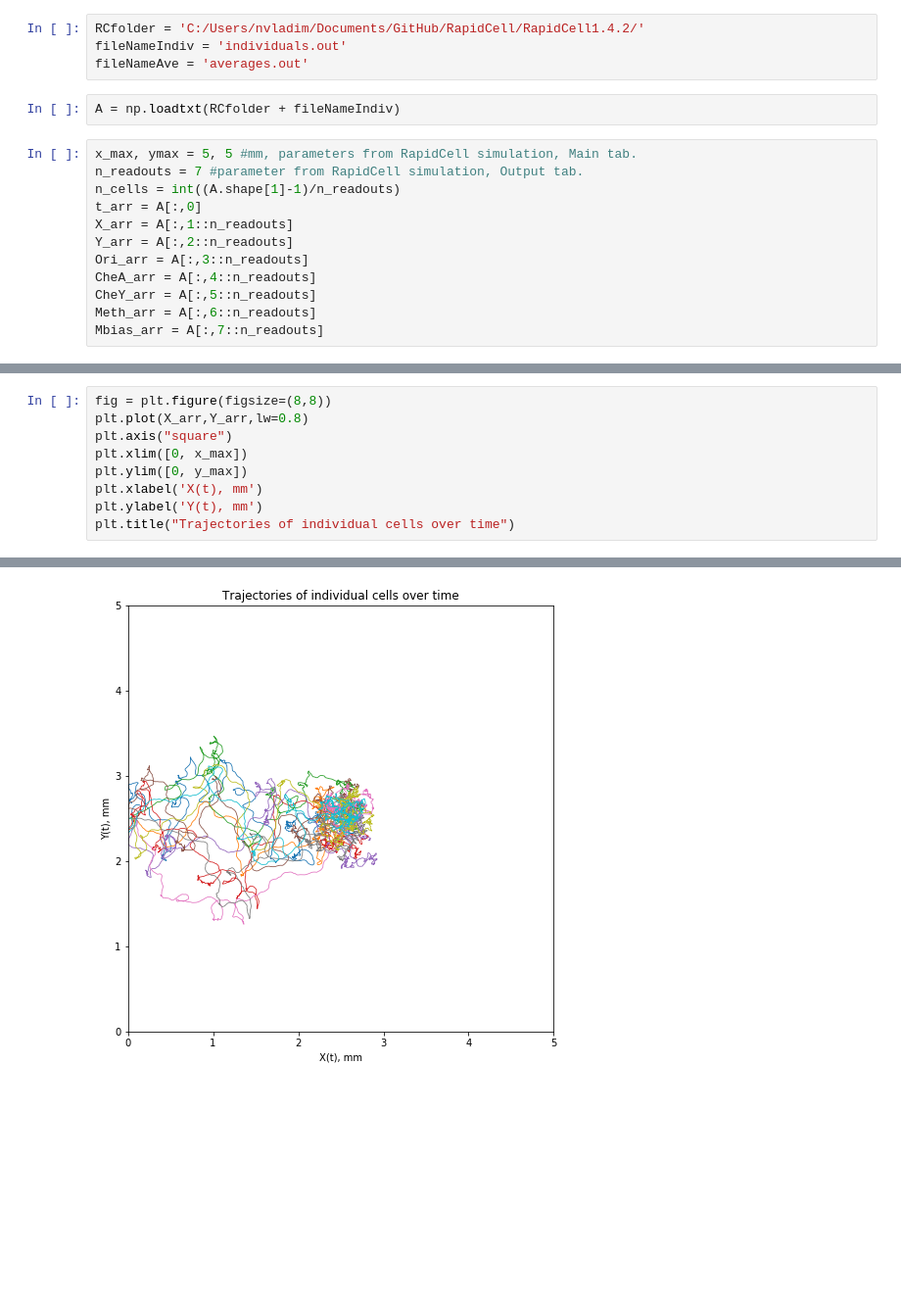
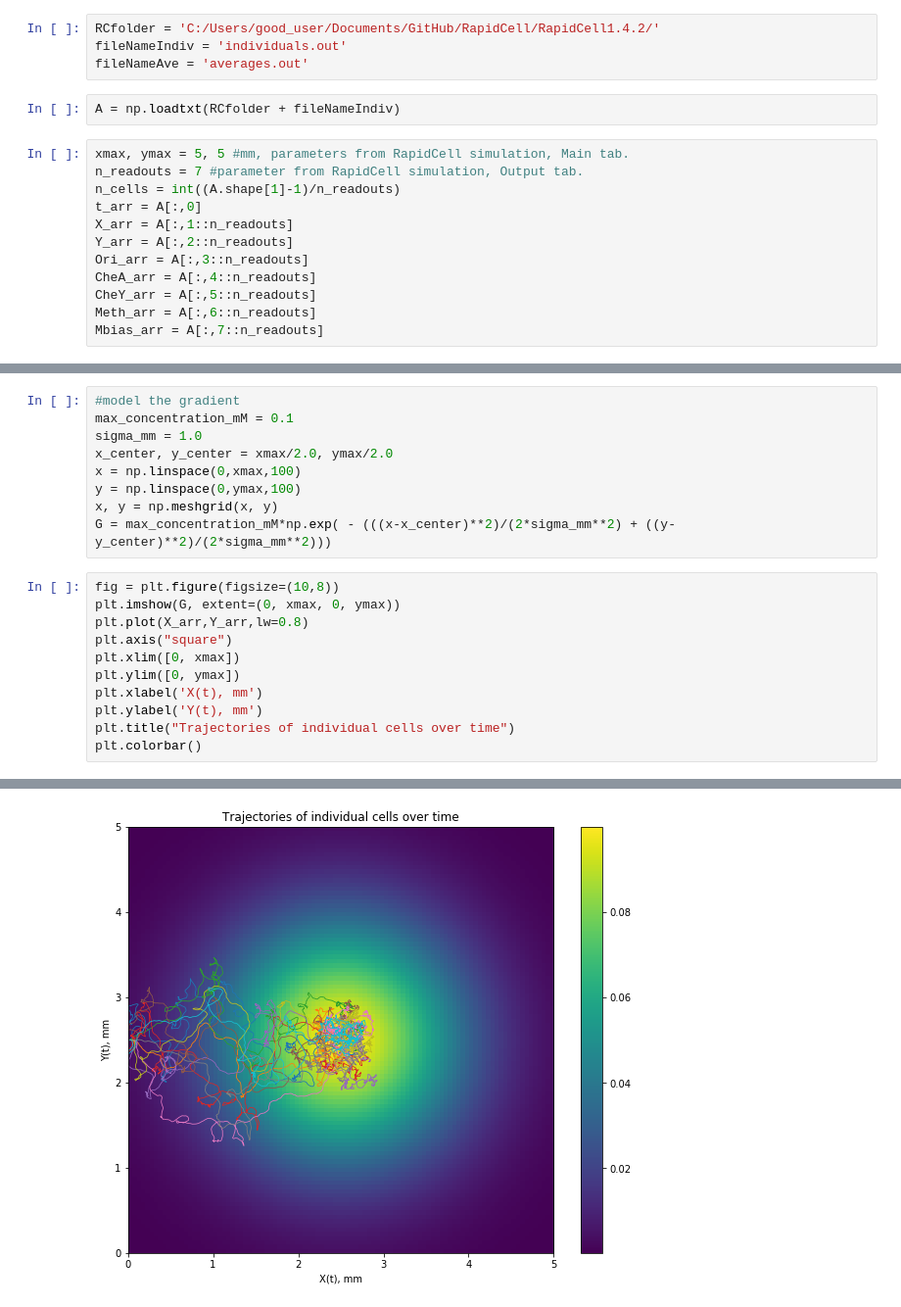
Before and after one commit to nvladimus/rapidcell, a Jupyter notebook: analysis_demo.ipynb, the cells around one changed output, grey strips where cells are left out. Shown at 98% size. Saved outputs shown, nothing was run; the diff lists cells and outputs as text; blank space fills up the shorter version.

Commit message:
added gradient demo

```diff
--- a/analysis_demo.ipynb
+++ b/analysis_demo.ipynb
@@ -4,13 +4,13 @@ import matplotlib.pyplot as plt
 import csv
 %matplotlib inline
 # %%
-RCfolder = 'C:/Users/nvladim/Documents/GitHub/RapidCell/RapidCell1.4.2/'
+RCfolder = 'C:/Users/good_user/Documents/GitHub/RapidCell/RapidCell1.4.2/'
 fileNameIndiv = 'individuals.out'
 fileNameAve = 'averages.out'
 # %%
 A = np.loadtxt(RCfolder + fileNameIndiv)
 # %%
-x_max, ymax = 5, 5 #mm, parameters from RapidCell simulation, Main tab.
+xmax, ymax = 5, 5 #mm, parameters from RapidCell simulation, Main tab.
 n_readouts = 7 #parameter from RapidCell simulation, Output tab.
 n_cells = int((A.shape[1]-1)/n_readouts)
 t_arr = A[:,0]
@@ -60,13 +60,24 @@ ax[1,2].set_title("Mean and std methylation(t)")
 # %% [output]
 Text(0.5,1,'Mean and std methylation(t)')
 [figure]
+# %%
+#model the gradient
+max_concentration_mM = 0.1
+sigma_mm = 1.0
+x_center, y_center = xmax/2.0, ymax/2.0
+x = np.linspace(0,xmax,100)
+y = np.linspace(0,ymax,100)
+x, y = np.meshgrid(x, y)
+G = max_concentration_mM*np.exp( - (((x-x_center)**2)/(2*sigma_mm**2) + ((y-y_center)**2)/(2*sigma_mm**2)))
 # %%
-fig = plt.figure(figsize=(8,8))
+fig = plt.figure(figsize=(10,8))
+plt.imshow(G, extent=(0, xmax, 0, ymax))
 plt.plot(X_arr,Y_arr,lw=0.8)
 plt.axis("square")
-plt.xlim([0, x_max])
-plt.ylim([0, y_max])
+plt.xlim([0, xmax])
+plt.ylim([0, ymax])
 plt.xlabel('X(t), mm')
 plt.ylabel('Y(t), mm')
 plt.title("Trajectories of individual cells over time")
+plt.colorbar()
 # %% [output]
@@ -74 +85 @@ Text(0.5,1,'Trajectories of individual cells over time')
-[figure, old version]
+[figure, new version]
```
Also changed, not shown: parts of 2 cells of this notebook, 1 other file.
